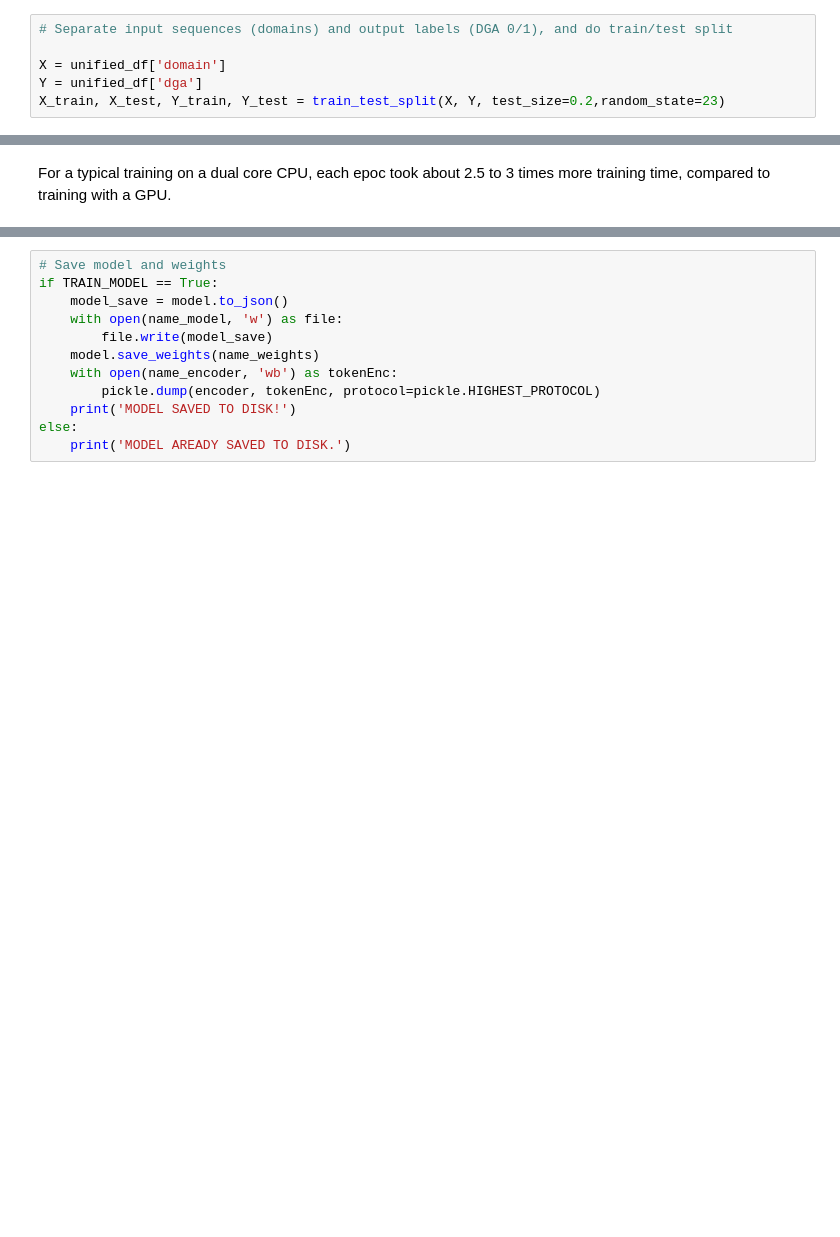
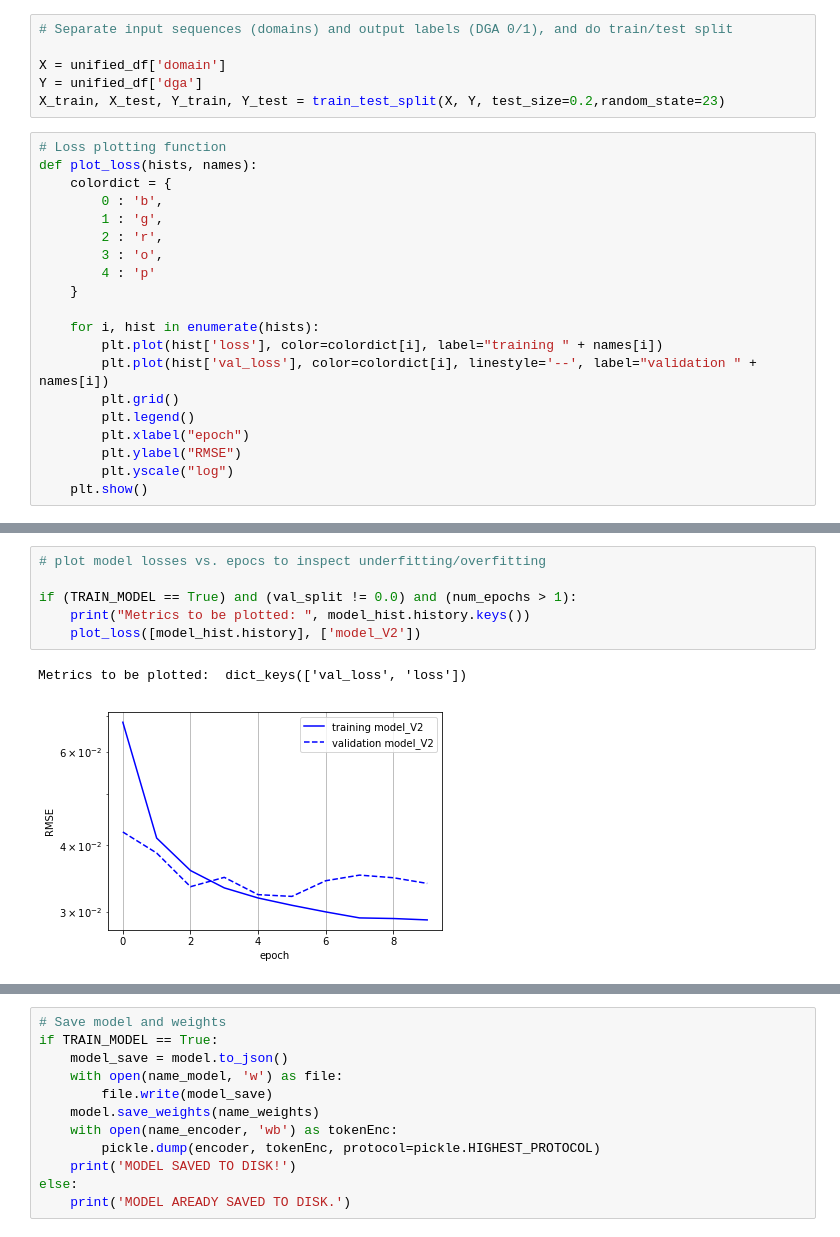
Before and after one commit to jnhunsberger/requex_private, a Jupyter notebook: code/Model_LSTM_binary.ipynb, the cells around one changed output, grey strips where cells are left out. Saved outputs shown, nothing was run; the diff lists cells and outputs as text; blank space fills up the shorter version.

```diff
--- a/code/Model_LSTM_binary.ipynb
+++ b/code/Model_LSTM_binary.ipynb
@@ -101,6 +100,26 @@ with open(name_categories, 'wb') as catEnc:
 X = unified_df['domain']
 Y = unified_df['dga']
 X_train, X_test, Y_train, Y_test = train_test_split(X, Y, test_size=0.2,random_state=23)
+# %%
+# Loss plotting function
+def plot_loss(hists, names):
+    colordict = {
+        0 : 'b',
+        1 : 'g',
+        2 : 'r',
+        3 : 'o',
+        4 : 'p'
+    }
+
+    for i, hist in enumerate(hists):
+        plt.plot(hist['loss'], color=colordict[i], label="training " + names[i])
+        plt.plot(hist['val_loss'], color=colordict[i], linestyle='--', label="validation " + names[i])
+        plt.grid()
+        plt.legend()
+        plt.xlabel("epoch")
+        plt.ylabel("RMSE")
+        plt.yscale("log")
+    plt.show()
 # %%
 # Binary classification LSTM model
 
@@ -167,5 +187,12 @@ Epoch 1/1
-# %% [markdown]
-For a typical training on a dual core CPU, each epoc took about 2.5 to 3 times more training time, compared to training with a GPU.
+# %%
+# plot model losses vs. epocs to inspect underfitting/overfitting
+
+if (TRAIN_MODEL == True) and (val_split != 0.0) and (num_epochs > 1):
+    print("Metrics to be plotted: ", model_hist.history.keys())
+    plot_loss([model_hist.history], ['model_V2'])
+# %% [output]
+Metrics to be plotted:  dict_keys(['val_loss', 'loss'])
+[figure, added]
 # %%
 # Validation on test dataset
 # Compute prediction probabilities of classes
```
Also changed, not shown: parts of 4 cells of this notebook, 2 other files.
